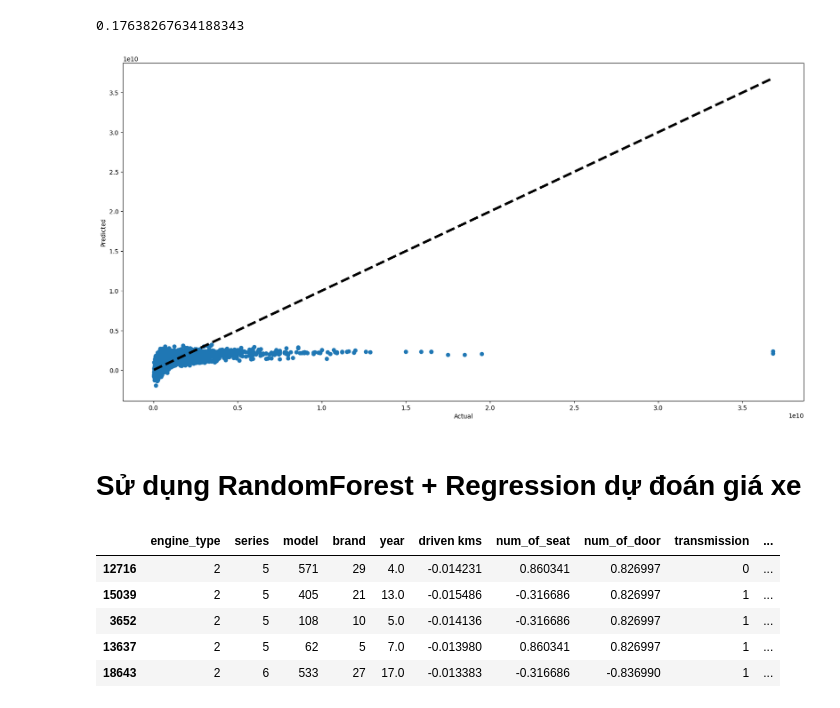
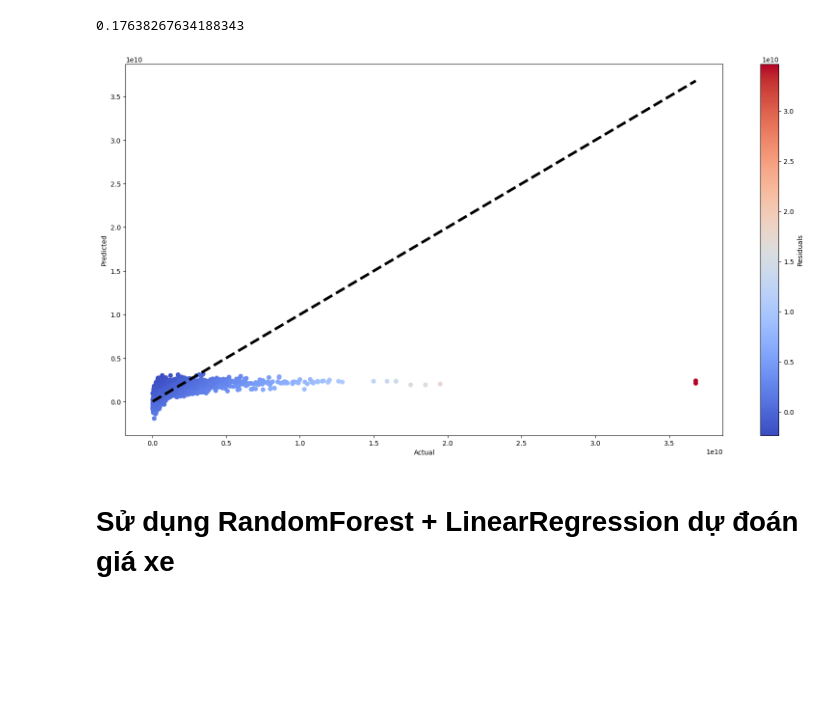
Before and after one commit to docbuoc1029/trainAI_TEST, a Jupyter notebook: train.ipynb, the cells around one changed output. Saved outputs shown, nothing was run; the diff lists cells and outputs as text; code cells hidden in the pictures; blank space fills up the shorter version.

```diff
--- a/train.ipynb
+++ b/train.ipynb
@@ -618,13 +620,15 @@ lr.score(X_test, y_test)
 # %%
 #vẽ biểu đồ phân bố giá trị thực và giá trị dự đoán và kẻ đường thẳng tuyến tính dự đoán ra
 plt.figure(figsize=(20, 10))
-plt.scatter(y_test, y_pred)
+residuals = y_test - y_pred
+plt.scatter(y_test, y_pred, c=residuals, cmap='coolwarm')
 plt.plot([y_test.min(), y_test.max()], [y_test.min(), y_test.max()], 'k--', lw=4)
 plt.xlabel('Actual')
 plt.ylabel('Predicted')
+plt.colorbar(label='Residuals')
 plt.show()
 # %% [output]
-[figure, old version]
+[figure, new version]
 # %% [markdown]
-# Sử dụng RandomForest + Regression dự đoán giá xe
+# Sử dụng RandomForest + LinearRegression dự đoán giá xe
 # %%
@@ -652,15 +656,6 @@ rf_randomized_search = RandomizedSearchCV(
     random_state=42,
     n_jobs=-1
 )
-# %%
-X_train.head()
-# %% [output]
-|  | engine_type | series | model | brand | year | driven kms | num_of_seat | num_of_door | transmission | ... |
-| 12716 | 2 | 5 | 571 | 29 | 4.0 | -0.014231 | 0.860341 | 0.826997 | 0 | ... |
-| 15039 | 2 | 5 | 405 | 21 | 13.0 | -0.015486 | -0.316686 | 0.826997 | 1 | ... |
-| 3652 | 2 | 5 | 108 | 10 | 5.0 | -0.014136 | -0.316686 | 0.826997 | 1 | ... |
-| 13637 | 2 | 5 | 62 | 5 | 7.0 | -0.013980 | 0.860341 | 0.826997 | 1 | ... |
-| 18643 | 2 | 6 | 533 | 27 | 17.0 | -0.013383 | -0.316686 | -0.836990 | 1 | ... |
 # %%
 rf_pipe.fit(X_train, y_train)
 # %% [output]
```
Also changed, not shown: parts of 24 cells of this notebook.
